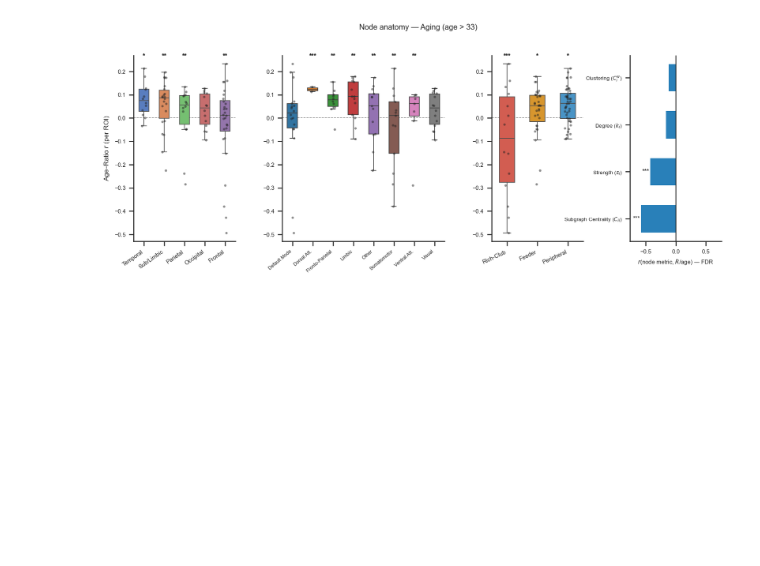
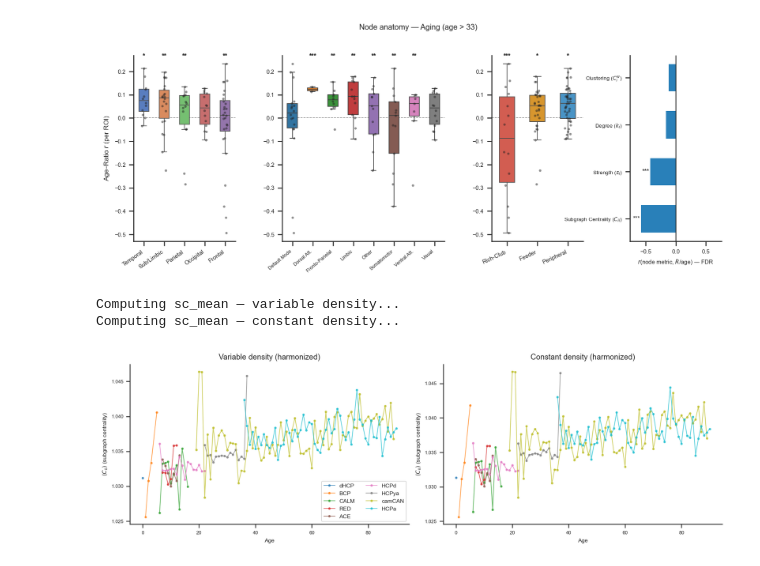
Before and after one commit to alexdeharo269/NetLearn, a Jupyter notebook: firstpart.ipynb, the cells around one changed output. Cells and saved outputs as stored; diff of their text form; code cells hidden in the pictures; blank space fills up the shorter version.

Commit message:
antes de partir imagenes 1 y 2

```diff
--- a/firstpart.ipynb
+++ b/firstpart.ipynb
@@ -1520,3 +1520,6 @@ plt.savefig('borradorv2/fig2_supp_aging.pdf', bbox_inches='tight', dpi=300)
 plt.show()
 # %% [output]
 [figure]
+# %%
+connectomes_vd = read_mat('preprocdata/harmonized_data.mat')['harmonized_data']['connectomes']['variable_density']['normalized_weighted'] #variable density for our analysis.
+connectomes_cd = read_mat('preprocdata/harmonized_data.mat')['harmonized_data']['connectomes']['controlled_density']['normalized_weighted'] #constant density.
@@ -1522,0 +1529,64 @@ plt.show()
+# %%
+demo_harm = pd.read_csv('./preprocdata/demographics_harm.csv')
+
+def compute_sc_harm(connectomes_array, demo_harm):
+    """
+    Calcula sc_mean (mean diagonal de expm(A_norm)) para cada sujeto
+    en el array de conectomas harmonizados, usando demographics_harm para age/dataset.
+    Devuelve demo_harm con columna 'sc_mean' añadida.
+    """
+    assert len(connectomes_array) == len(demo_harm), (
+        f"Mismatch: {len(connectomes_array)} conectomas vs {len(demo_harm)} filas en demographics_harm"
+    )
+
+    sc_list = []
+    for conn in connectomes_array:
+        A = conn.copy()
+        np.fill_diagonal(A, 0)
+        sr = np.abs(np.linalg.eigvals(A)).max()
+        A_norm = A * (0.99 / sr) if sr > 0 else A
+        try:
+            with np.errstate(over='ignore'):
+                sc = np.diag(expm(A_norm)).mean()
+        except Exception:
+            sc = np.nan
+        sc_list.append(sc)
+
+    out = demo_harm.copy()
+    out['sc_mean'] = sc_list
+    return out
+
+print("Computing sc_mean — variable density...")
+df_sc_vd = compute_sc_harm(connectomes_vd, demo_harm)
+
+print("Computing sc_mean — constant density...")
+df_sc_cd = compute_sc_harm(connectomes_cd, demo_harm)
+
+# ── Plot: age evolution por dataset ──────────────────────────────────────────
+fig, axes = plt.subplots(1, 2, figsize=(11, 3.5))
+
+for ds in FILTER_DS:
+    mask_ds = df_sc_vd['dataset'] == ds
+    if mask_ds.sum() == 0:
+        continue
+
+    for ax, df_sc in zip(axes, [df_sc_vd, df_sc_cd]):
+        d = df_sc[df_sc['dataset'] == ds].groupby('age')['sc_mean'].mean().reset_index()
+        ax.plot(d['age'], d['sc_mean'], 'o-',
+                color=ds2col[ds], alpha=0.7, ms=2, lw=0.9,
+                label=DS_NAMES.get(ds, f'DS{ds}'))
+
+axes[0].set_title('Variable density (harmonized)')
+axes[1].set_title('Constant density (harmonized)')
+for ax in axes:
+    ax.set_xlabel('Age')
+    ax.set_ylabel(r'$\langle C_{ii}\rangle$ (subgraph centrality)')
+    sns.despine(ax=ax)
+
+axes[0].legend(fontsize=7, ncol=2)
+plt.tight_layout()
+plt.show()
+# %% [output]
+Computing sc_mean — variable density...
+Computing sc_mean — constant density...
+[figure, added]
```
Also changed, not shown: parts of 2 cells of this notebook.
